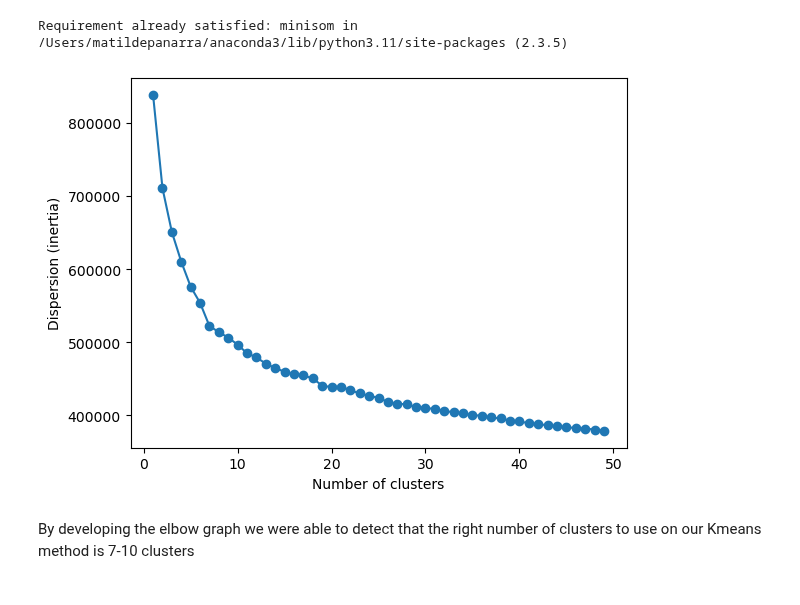
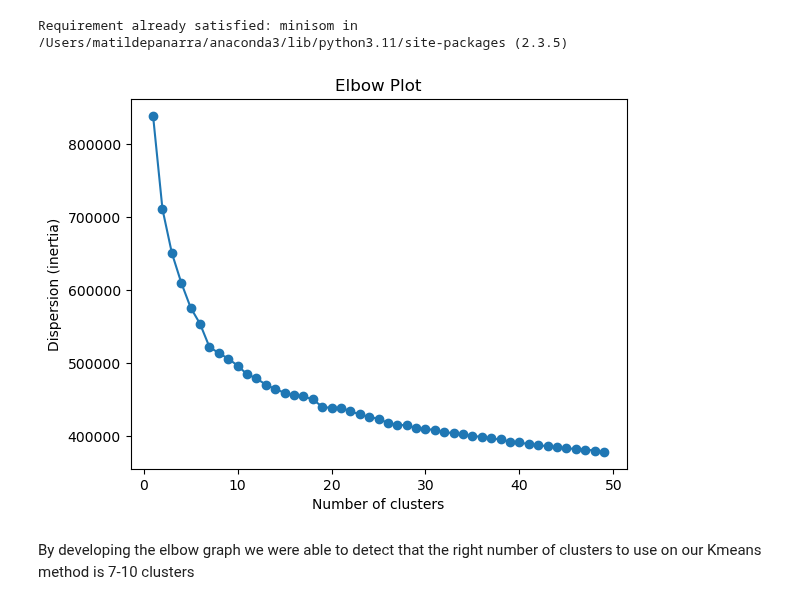
Before and after one commit to Constmsa/ml2.project, a Jupyter notebook: hierarchical_and_kmeans.ipynb, the cells around one changed output. Cells and saved outputs as stored; diff of their text form; code cells hidden in the pictures.

Commit message:
elbow plot

```diff
--- a/hierarchical_and_kmeans.ipynb
+++ b/hierarchical_and_kmeans.ipynb
@@ -13,18 +13,19 @@ Requirement already satisfied: minisom in /Users/matildepanarra/anaconda3/lib/py
 # %%
 data = preprocess('customer_info.csv')
 data = data.select_dtypes(include=['int64', 'float64'])
 
 dispersion = []
 for k in range(1, 50):
     kmeans = KMeans(n_clusters=k, random_state=0).fit(data)
     dispersion.append(kmeans.inertia_)
 
 plt.plot(range(1, 50), dispersion, marker='o')
 plt.xlabel('Number of clusters')
 plt.ylabel('Dispersion (inertia)')
+plt.title('Elbow Plot')
 plt.show()
 # %% [output]
-[figure, old version]
+[figure, new version]
 # %% [markdown]
 By developing the elbow graph we were able to detect that the right number of clusters to use on our Kmeans method is 7-10 clusters
 # %%
```
